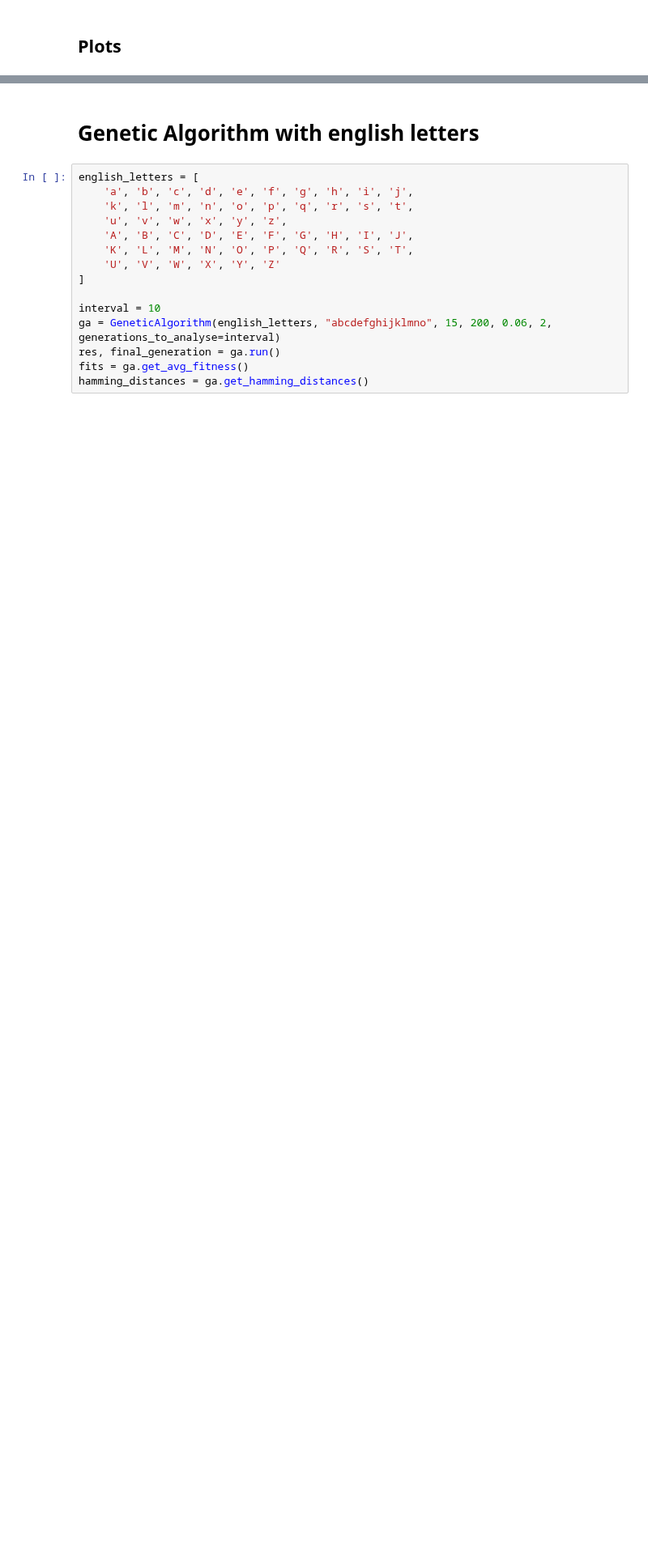
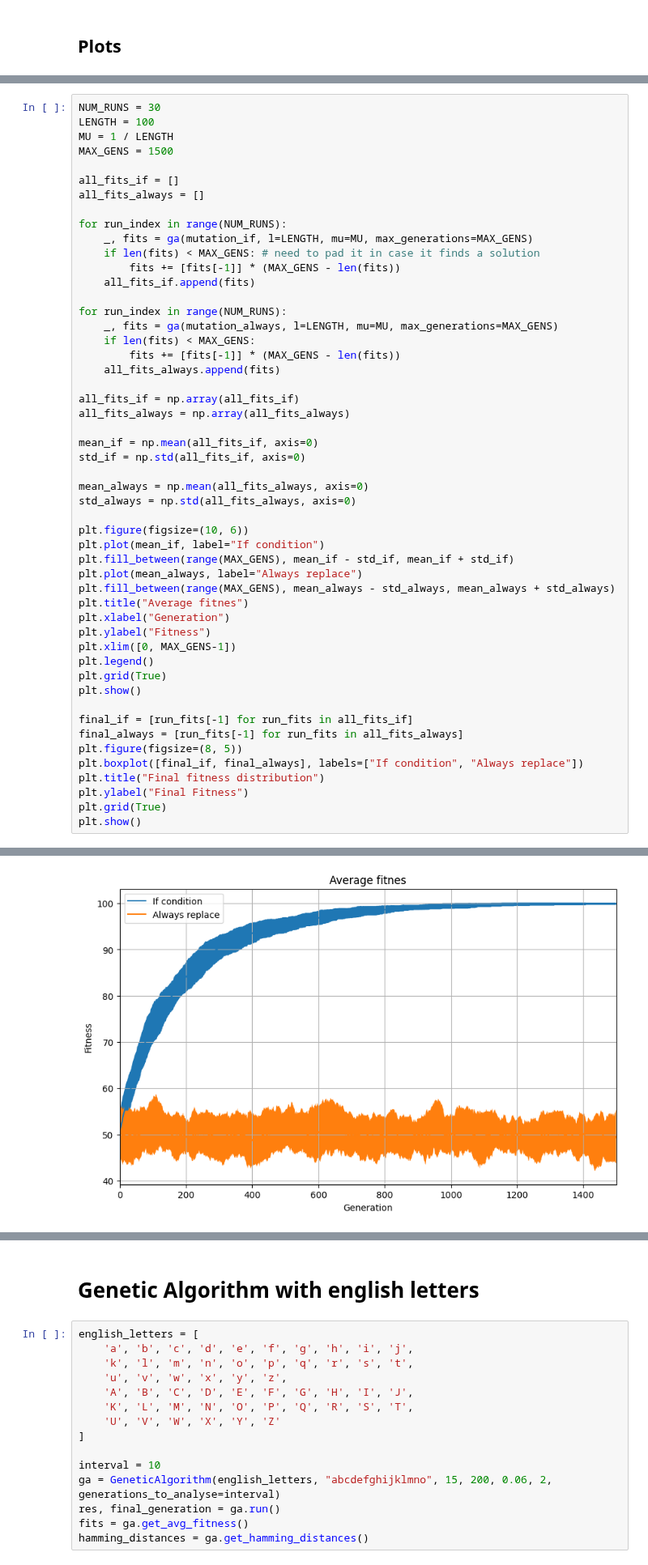
Before and after one commit to VaggelisSpi/NaCo_Project, a Jupyter notebook: assignment4/analysis.ipynb, the cells around one changed output, grey strips where cells are left out. Shown at 81% size. Drawn from its saved outputs; the diff is of its cells as text; blank space fills up the shorter version.

Commit message:
Create plots for A.1.4

```diff
--- a/assignment4/analysis.ipynb
+++ b/assignment4/analysis.ipynb
@@ -53,0 +45,52 @@ plt.show()
+# %%
+NUM_RUNS = 30
+LENGTH = 100
+MU = 1 / LENGTH
+MAX_GENS = 1500
+
+all_fits_if = []
+all_fits_always = []
+
+for run_index in range(NUM_RUNS):
+    _, fits = ga(mutation_if, l=LENGTH, mu=MU, max_generations=MAX_GENS)
+    if len(fits) < MAX_GENS: # need to pad it in case it finds a solution
+        fits += [fits[-1]] * (MAX_GENS - len(fits))
+    all_fits_if.append(fits)
+
+for run_index in range(NUM_RUNS):
+    _, fits = ga(mutation_always, l=LENGTH, mu=MU, max_generations=MAX_GENS)
+    if len(fits) < MAX_GENS:
+        fits += [fits[-1]] * (MAX_GENS - len(fits))
+    all_fits_always.append(fits)
+
+all_fits_if = np.array(all_fits_if)
+all_fits_always = np.array(all_fits_always)
+
+mean_if = np.mean(all_fits_if, axis=0)
+std_if = np.std(all_fits_if, axis=0)
+
+mean_always = np.mean(all_fits_always, axis=0)
+std_always = np.std(all_fits_always, axis=0)
+
+plt.figure(figsize=(10, 6))
+plt.plot(mean_if, label="If condition")
+plt.fill_between(range(MAX_GENS), mean_if - std_if, mean_if + std_if)
+plt.plot(mean_always, label="Always replace")
+plt.fill_between(range(MAX_GENS), mean_always - std_always, mean_always + std_always)
+plt.title("Average fitnes")
+plt.xlabel("Generation")
+plt.ylabel("Fitness")
+plt.xlim([0, MAX_GENS-1])
+plt.legend()
+plt.grid(True)
+plt.show()
+
+final_if = [run_fits[-1] for run_fits in all_fits_if]
+final_always = [run_fits[-1] for run_fits in all_fits_always]
+plt.figure(figsize=(8, 5))
+plt.boxplot([final_if, final_always], labels=["If condition", "Always replace"])
+plt.title("Final fitness distribution")
+plt.ylabel("Final Fitness")
+plt.grid(True)
+plt.show()
+# %% [output]
@@ -53,0 +114 @@ plt.show()
+[figure, added]
```
Also changed, not shown: parts of 9 cells of this notebook, 1 other file.
